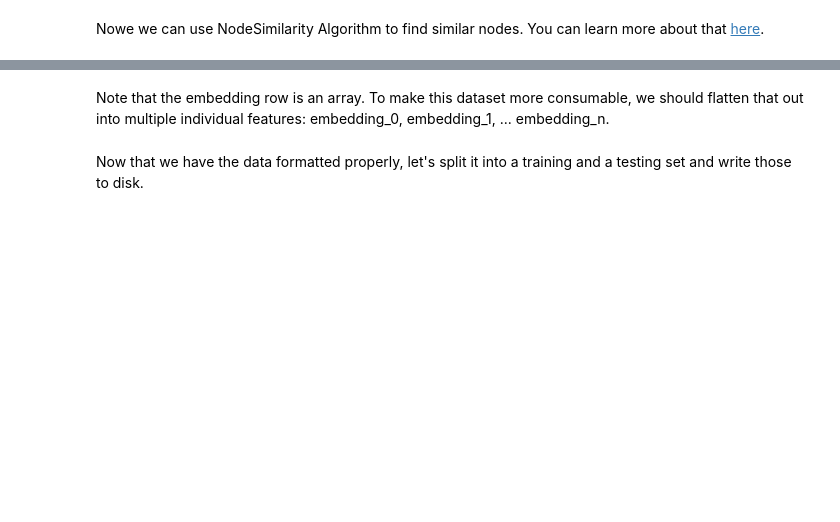
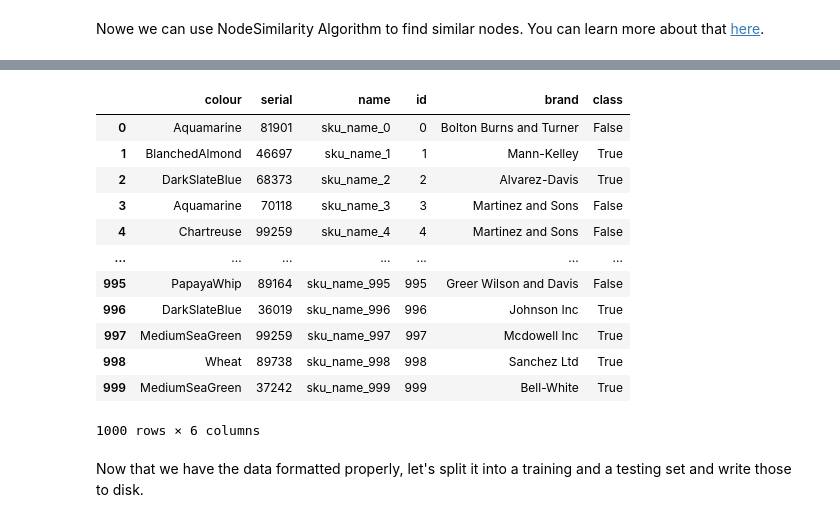
Before and after one commit to ezhilvendhan/ecommerce-demo-gds-vertex-ai, a Jupyter notebook: similarity.ipynb, the cells around one changed output, grey strips where cells are left out. Drawn from its saved outputs; the diff is of its cells as text; code cells hidden in the pictures; blank space fills up the shorter version.

```diff
--- a/similarity.ipynb
+++ b/similarity.ipynb
@@ -15,11 +33,11 @@ First off, you'll also need to install a few packages.
 You'll need to enter the credentials from your Neo4j instance below.  You can get these by running the command ":server connect" in the Neo4j Browser.  The default DB_USER and DB_NAME are always neo4j.
 # %%
 # Edit these variables!
-DB_URL = "neo4j+s://URL:7687"
+DB_URL = "neo4j+s://c1c3e9b6.databases.neo4j.io:7687"
 DB_PASS = ""
 
 # You can leave this default
-DB_USER = ''
+DB_USER = 'neo4j'
 # %%
 from graphdatascience import GraphDataScience
 gds = GraphDataScience(DB_URL, auth=(DB_USER, DB_PASS), aura_ds=True)
@@ -167,10 +235,9 @@ First we're going to create an in memory graph represtation of the data in Neo4j
 # %%
 result = gds.run_cypher(
   """
-    CALL gds.graph.project(
-        'similarity-graph',
-        ['Product', 'Sku'],
-        '*'
+    CALL gds.graph.project('similarity-graph',
+      ['Product', 'SKU'],
+      '*'
     )
   """
 )
@@ -196,2 +272,12 @@ display(result)
 # %% [markdown]
 Nowe we can use NodeSimilarity Algorithm to find similar nodes. You can learn more about that [here](https://neo4j.com/docs/graph-data-science/current/algorithms/node-similarity/).
+# %%
+result = gds.run_cypher(
+  """
+  CALL gds.nodeSimilarity.mutate('similarity-graph',{
+    mutateRelationshipType: 'SIMILAR',
+    mutateProperty:'score'
+  })
+  """
+)
+display(result)
@@ -209,7 +301,7 @@ display(result)
 # %%
 result = gds.run_cypher(
   """
-
+    MATCH (n:SKU) RETURN n
   """
 )
 display(result)
@@ -223,6 +322,20 @@ display(result)
 # %%
 import pandas as pd
 df = pd.DataFrame([dict(record.items()) for record in result['n']])
+df = df.drop(columns=['attributes'])
+df['class'] = df.apply(lambda row: True if (len(row['brand']) < 15) else False,axis=1)
 df
+# %% [output]
+|  | colour | serial | name | id | brand | class |
+| 0 | Aquamarine | 81901 | sku_name_0 | 0 | Bolton Burns and Turner | False |
+| 1 | BlanchedAlmond | 46697 | sku_name_1 | 1 | Mann-Kelley | True |
+| 2 | DarkSlateBlue | 68373 | sku_name_2 | 2 | Alvarez-Davis | True |
+| 3 | Aquamarine | 70118 | sku_name_3 | 3 | Martinez and Sons | False |
+| 4 | Chartreuse | 99259 | sku_name_4 | 4 | Martinez and Sons | False |
+| ... | ... | ... | ... | ... | ... | ... |
+| 995 | PapayaWhip | 89164 | sku_name_995 | 995 | Greer Wilson and Davis | False |
+| 996 | DarkSlateBlue | 36019 | sku_name_996 | 996 | Johnson Inc | True |
+| 997 | MediumSeaGreen | 99259 | sku_name_997 | 997 | Mcdowell Inc | True |
+| 998 | Wheat | 89738 | sku_name_998 | 998 | Sanchez Ltd | True |
+| 999 | MediumSeaGreen | 37242 | sku_name_999 | 999 | Bell-White | True |
+1000 rows × 6 columns
-# %% [markdown]
-Note that the embedding row is an array. To make this dataset more consumable, we should flatten that out into multiple individual features: embedding_0, embedding_1, ... embedding_n.
```
Also changed, not shown: parts of 37 cells of this notebook.
